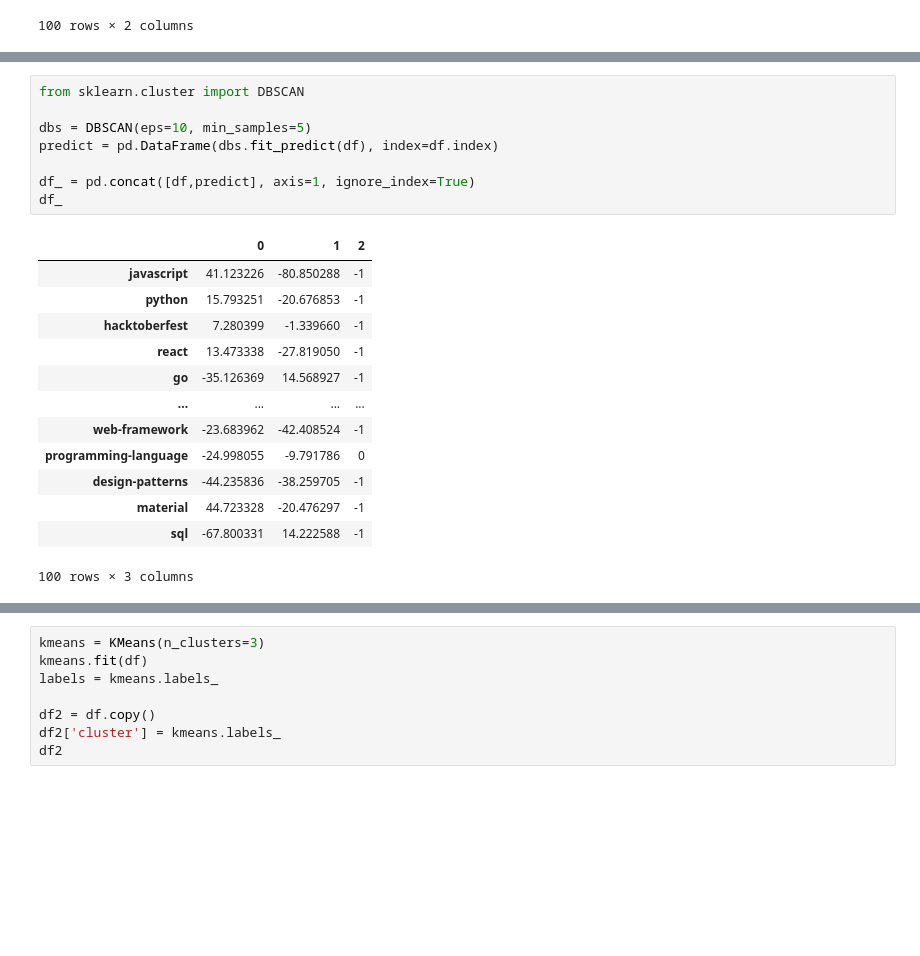
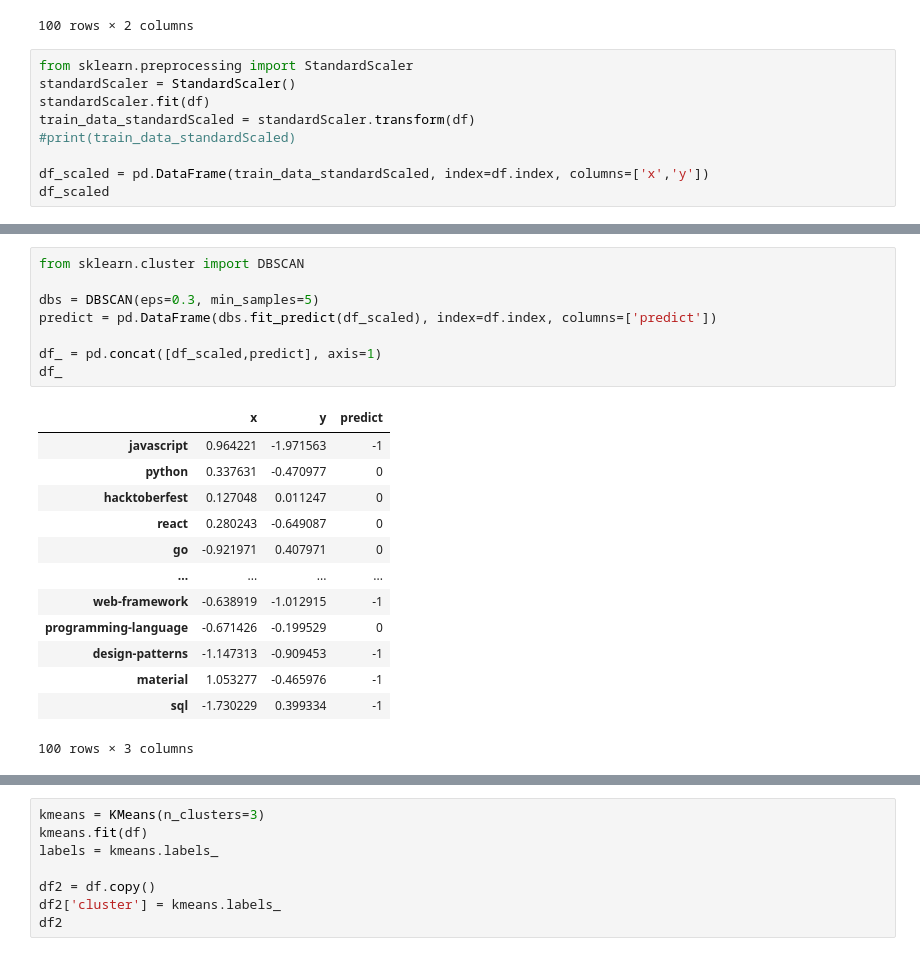
Before and after one commit to park1997/GitHub_Crawling_TextMining_Project, a Jupyter notebook: ParkYoungWoong/github_W2V-Copy1.ipynb, the cells around one changed output, grey strips where cells are left out. Drawn from its saved outputs; the diff is of its cells as text; blank space fills up the shorter version.

```diff
--- a/ParkYoungWoong/github_W2V-Copy1.ipynb
+++ b/ParkYoungWoong/github_W2V-Copy1.ipynb
@@ -314,3 +314,12 @@ df
 | material | 44.723328 | -20.476297 |
 | sql | -67.800331 | 14.222588 |
 100 rows × 2 columns
+# %%
+from sklearn.preprocessing import StandardScaler
+standardScaler = StandardScaler()
+standardScaler.fit(df)
+train_data_standardScaled = standardScaler.transform(df)
+#print(train_data_standardScaled)
+
+df_scaled = pd.DataFrame(train_data_standardScaled, index=df.index, columns=['x','y'])
+df_scaled
@@ -317,23 +340,23 @@ df
 # %%
 from sklearn.cluster import DBSCAN
 
-dbs = DBSCAN(eps=10, min_samples=5)
-predict = pd.DataFrame(dbs.fit_predict(df), index=df.index)
+dbs = DBSCAN(eps=0.3, min_samples=5)
+predict = pd.DataFrame(dbs.fit_predict(df_scaled), index=df.index, columns=['predict'])
 
-df_ = pd.concat([df,predict], axis=1, ignore_index=True)
+df_ = pd.concat([df_scaled,predict], axis=1)
 df_
 # %% [output]
-|  | 0 | 1 | 2 |
-| javascript | 41.123226 | -80.850288 | -1 |
-| python | 15.793251 | -20.676853 | -1 |
-| hacktoberfest | 7.280399 | -1.339660 | -1 |
-| react | 13.473338 | -27.819050 | -1 |
-| go | -35.126369 | 14.568927 | -1 |
+|  | x | y | predict |
+| javascript | 0.964221 | -1.971563 | -1 |
+| python | 0.337631 | -0.470977 | 0 |
+| hacktoberfest | 0.127048 | 0.011247 | 0 |
+| react | 0.280243 | -0.649087 | 0 |
+| go | -0.921971 | 0.407971 | 0 |
 | ... | ... | ... | ... |
-| web-framework | -23.683962 | -42.408524 | -1 |
-| programming-language | -24.998055 | -9.791786 | 0 |
-| design-patterns | -44.235836 | -38.259705 | -1 |
-| material | 44.723328 | -20.476297 | -1 |
-| sql | -67.800331 | 14.222588 | -1 |
+| web-framework | -0.638919 | -1.012915 | -1 |
+| programming-language | -0.671426 | -0.199529 | 0 |
+| design-patterns | -1.147313 | -0.909453 | -1 |
+| material | 1.053277 | -0.465976 | -1 |
+| sql | -1.730229 | 0.399334 | -1 |
 100 rows × 3 columns
 # %%
```
Also changed, not shown: parts of 2 cells of this notebook.
